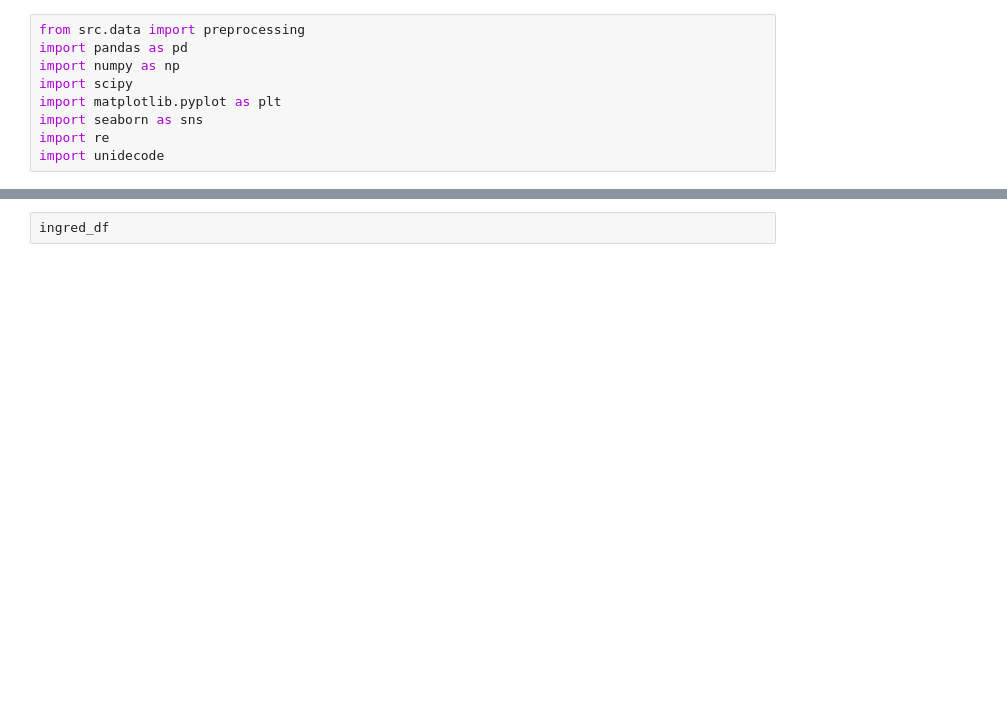
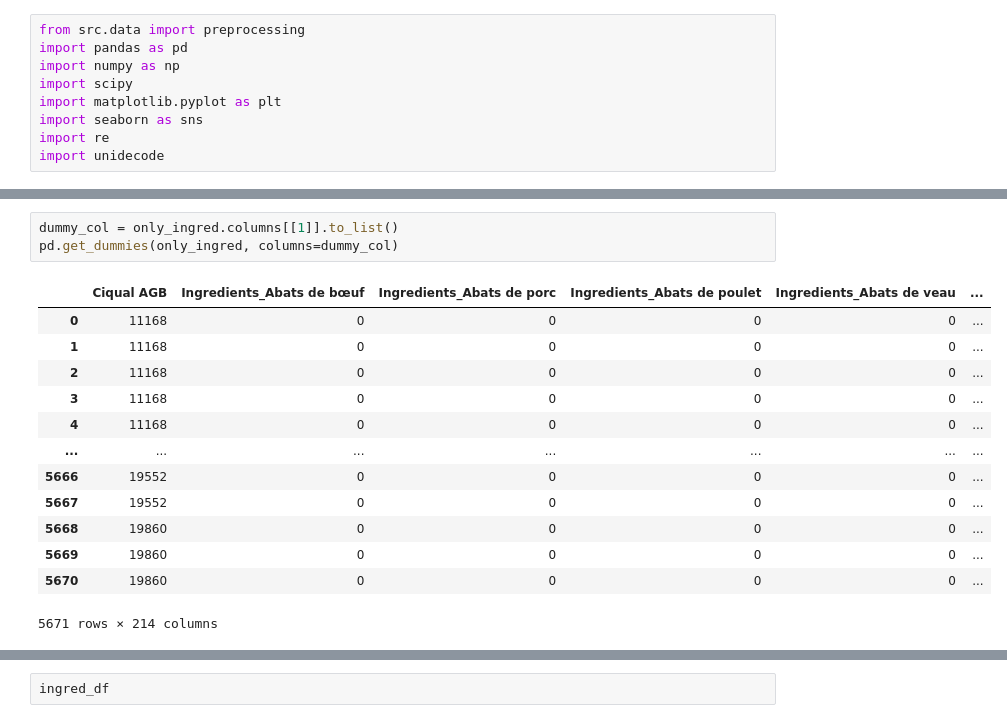
Before and after one commit to pattypooh/agribalyse, a Jupyter notebook: notebooks/02-preprocessing.ipynb, the cells around one changed output, grey strips where cells are left out. Drawn from its saved outputs; the diff is of its cells as text; blank space fills up the shorter version.

```diff
--- a/notebooks/02-preprocessing.ipynb
+++ b/notebooks/02-preprocessing.ipynb
@@ -71,0 +64,17 @@ ingred_df.groupby('Ingredients').count()
+# %%
+dummy_col = only_ingred.columns[[1]].to_list()
+pd.get_dummies(only_ingred, columns=dummy_col)
+# %% [output]
+|  | Ciqual AGB | Ingredients_Abats de bœuf | Ingredients_Abats de porc | Ingredients_Abats de poulet | Ingredients_Abats de veau | ... |
+| 0 | 11168 | 0 | 0 | 0 | 0 | ... |
+| 1 | 11168 | 0 | 0 | 0 | 0 | ... |
+| 2 | 11168 | 0 | 0 | 0 | 0 | ... |
+| 3 | 11168 | 0 | 0 | 0 | 0 | ... |
+| 4 | 11168 | 0 | 0 | 0 | 0 | ... |
+| ... | ... | ... | ... | ... | ... | ... |
+| 5666 | 19552 | 0 | 0 | 0 | 0 | ... |
+| 5667 | 19552 | 0 | 0 | 0 | 0 | ... |
+| 5668 | 19860 | 0 | 0 | 0 | 0 | ... |
+| 5669 | 19860 | 0 | 0 | 0 | 0 | ... |
+| 5670 | 19860 | 0 | 0 | 0 | 0 | ... |
+5671 rows × 214 columns
```
Also changed, not shown: parts of 15 cells of this notebook, 2 other files.
